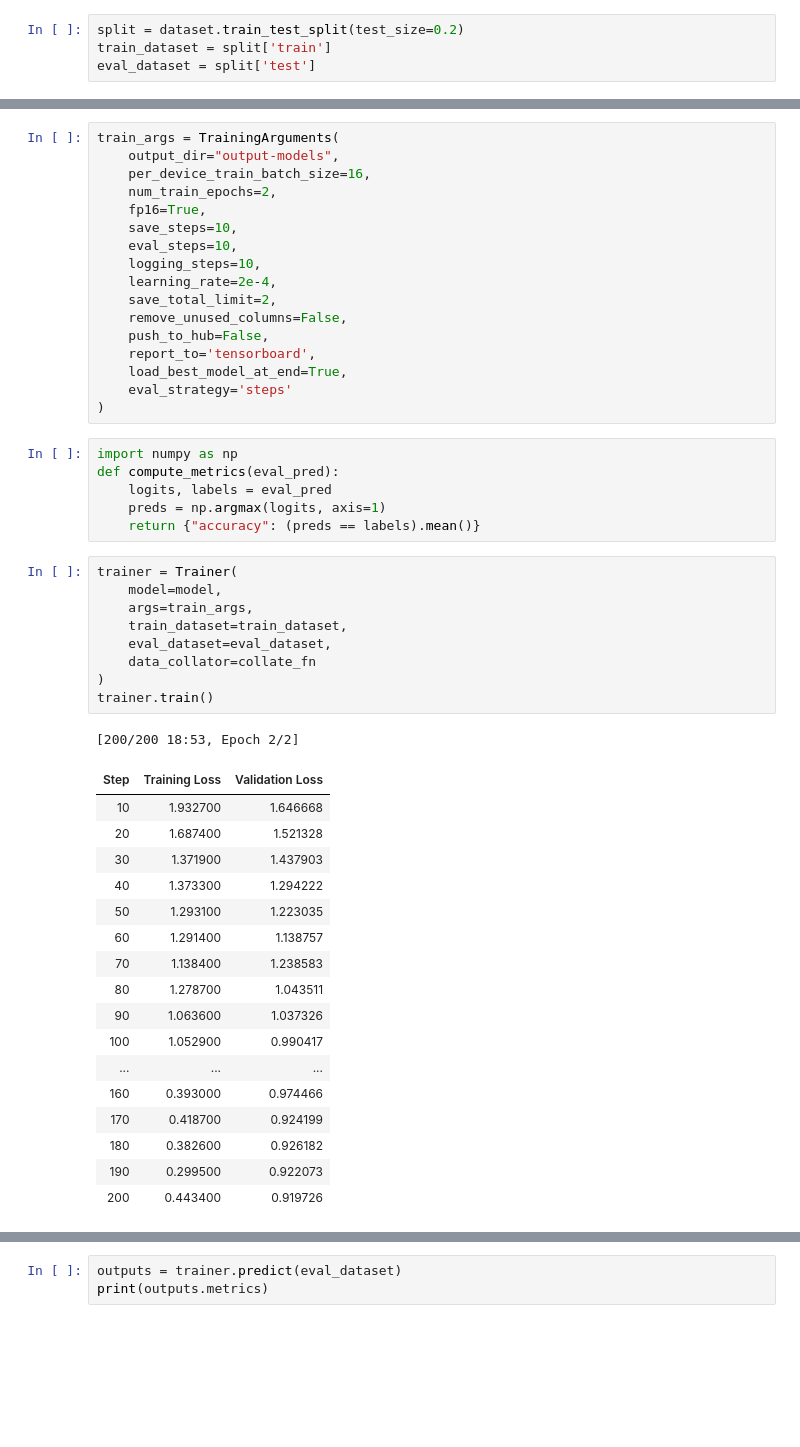
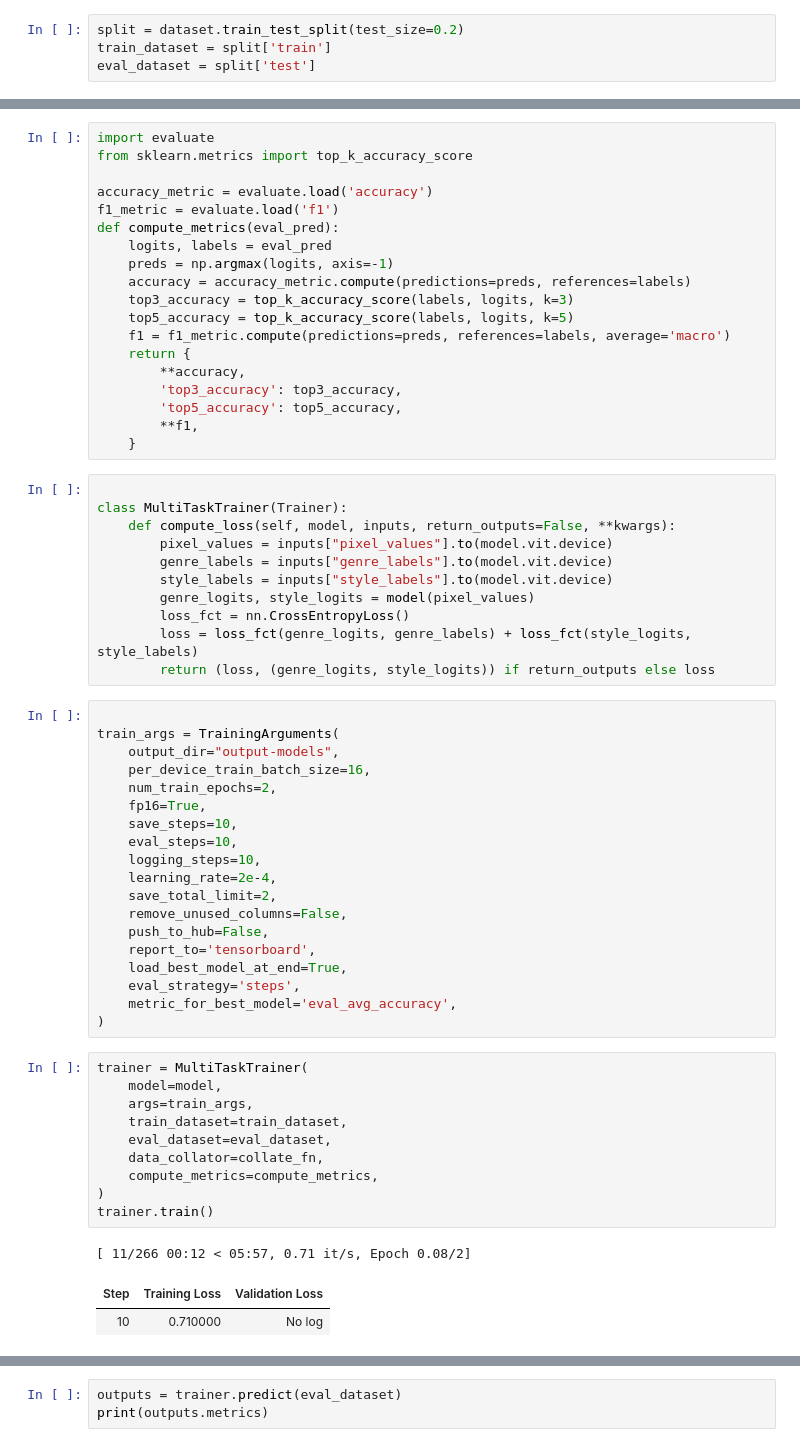
Before and after one commit to wiktoriaszewczyk/CUDA_project_ViT, a Jupyter notebook: project.ipynb, the cells around one changed output, grey strips where cells are left out. Cells and saved outputs as stored; diff of their text form; blank space fills up the shorter version.

Commit message:
updated model [WiP]

```diff
--- a/project.ipynb
+++ b/project.ipynb
@@ -151,4 +211,35 @@ model = ViTForImageClassification.from_pretrained(
+# %%
+import evaluate
+from sklearn.metrics import top_k_accuracy_score
+
+accuracy_metric = evaluate.load('accuracy')
+f1_metric = evaluate.load('f1')
+def compute_metrics(eval_pred):
+    logits, labels = eval_pred
+    preds = np.argmax(logits, axis=-1)
+    accuracy = accuracy_metric.compute(predictions=preds, references=labels)
+    top3_accuracy = top_k_accuracy_score(labels, logits, k=3)
+    top5_accuracy = top_k_accuracy_score(labels, logits, k=5)
+    f1 = f1_metric.compute(predictions=preds, references=labels, average='macro')
+    return {
+        **accuracy,
+        'top3_accuracy': top3_accuracy,
+        'top5_accuracy': top5_accuracy,
+        **f1,
+    }
+# %%
+
+class MultiTaskTrainer(Trainer):
+    def compute_loss(self, model, inputs, return_outputs=False, **kwargs):
+        pixel_values = inputs["pixel_values"].to(model.vit.device)
+        genre_labels = inputs["genre_labels"].to(model.vit.device)
+        style_labels = inputs["style_labels"].to(model.vit.device)
+        genre_logits, style_logits = model(pixel_values)
+        loss_fct = nn.CrossEntropyLoss()
+        loss = loss_fct(genre_logits, genre_labels) + loss_fct(style_logits, style_labels)
+        return (loss, (genre_logits, style_logits)) if return_outputs else loss
 # %%
+
 train_args = TrainingArguments(
     output_dir="output-models",
     per_device_train_batch_size=16,
@@ -163,39 +254,20 @@ train_args = TrainingArguments(
     push_to_hub=False,
     report_to='tensorboard',
     load_best_model_at_end=True,
-    eval_strategy='steps'
+    eval_strategy='steps',
+    metric_for_best_model='eval_avg_accuracy',
 )
-# %%
-import numpy as np
-def compute_metrics(eval_pred):
-    logits, labels = eval_pred
-    preds = np.argmax(logits, axis=1)
-    return {"accuracy": (preds == labels).mean()}
 # %%
-trainer = Trainer(
+trainer = MultiTaskTrainer(
     model=model,
     args=train_args,
     train_dataset=train_dataset,
     eval_dataset=eval_dataset,
-    data_collator=collate_fn
+    data_collator=collate_fn,
+    compute_metrics=compute_metrics,
 )
 trainer.train()
 # %% [output]
-[200/200 18:53, Epoch 2/2]
+[ 11/266 00:12 < 05:57, 0.71 it/s, Epoch 0.08/2]
 | Step | Training Loss | Validation Loss |
-| 10 | 1.932700 | 1.646668 |
-| 20 | 1.687400 | 1.521328 |
-| 30 | 1.371900 | 1.437903 |
-| 40 | 1.373300 | 1.294222 |
-| 50 | 1.293100 | 1.223035 |
-| 60 | 1.291400 | 1.138757 |
-| 70 | 1.138400 | 1.238583 |
-| 80 | 1.278700 | 1.043511 |
-| 90 | 1.063600 | 1.037326 |
-| 100 | 1.052900 | 0.990417 |
-| ... | ... | ... |
-| 160 | 0.393000 | 0.974466 |
-| 170 | 0.418700 | 0.924199 |
-| 180 | 0.382600 | 0.926182 |
-| 190 | 0.299500 | 0.922073 |
-| 200 | 0.443400 | 0.919726 |
+| 10 | 0.710000 | No log |
```
Also changed, not shown: parts of 7 cells of this notebook.
